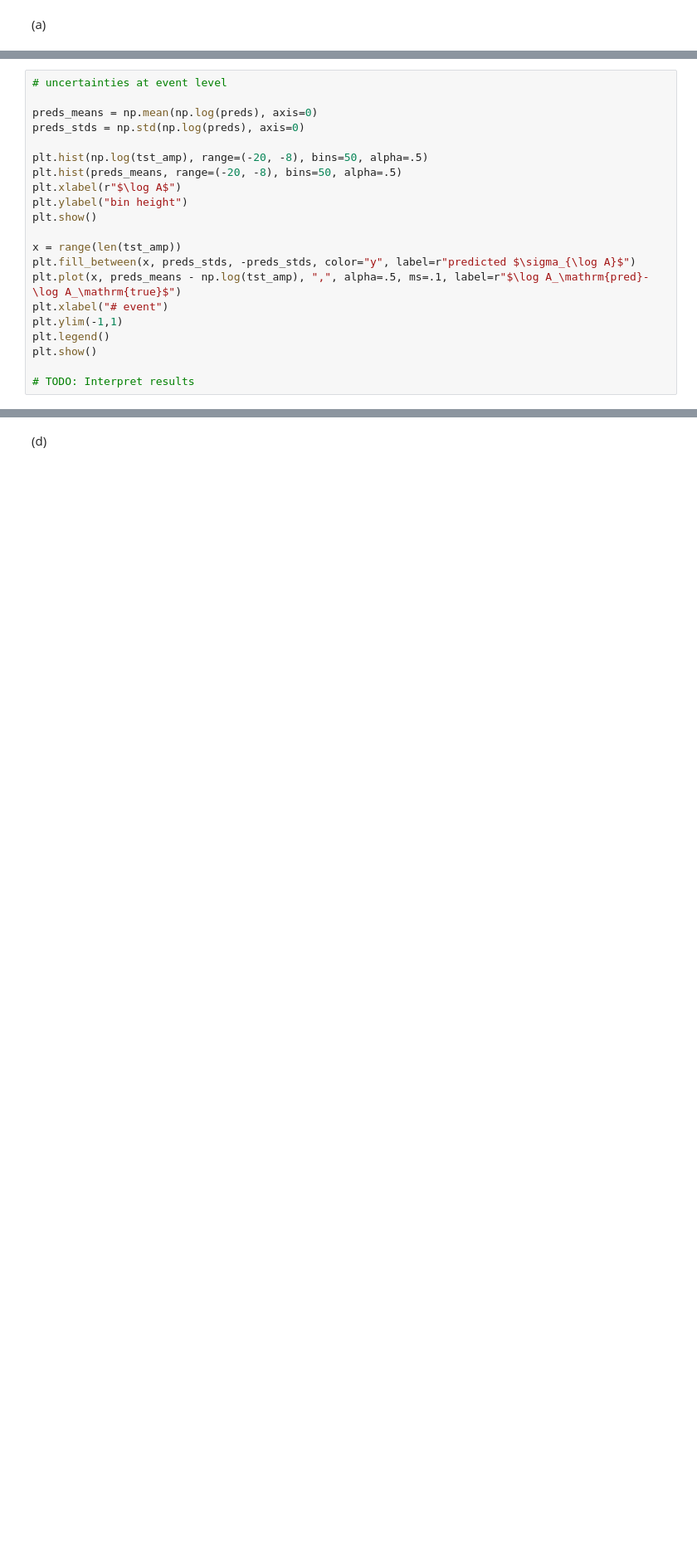
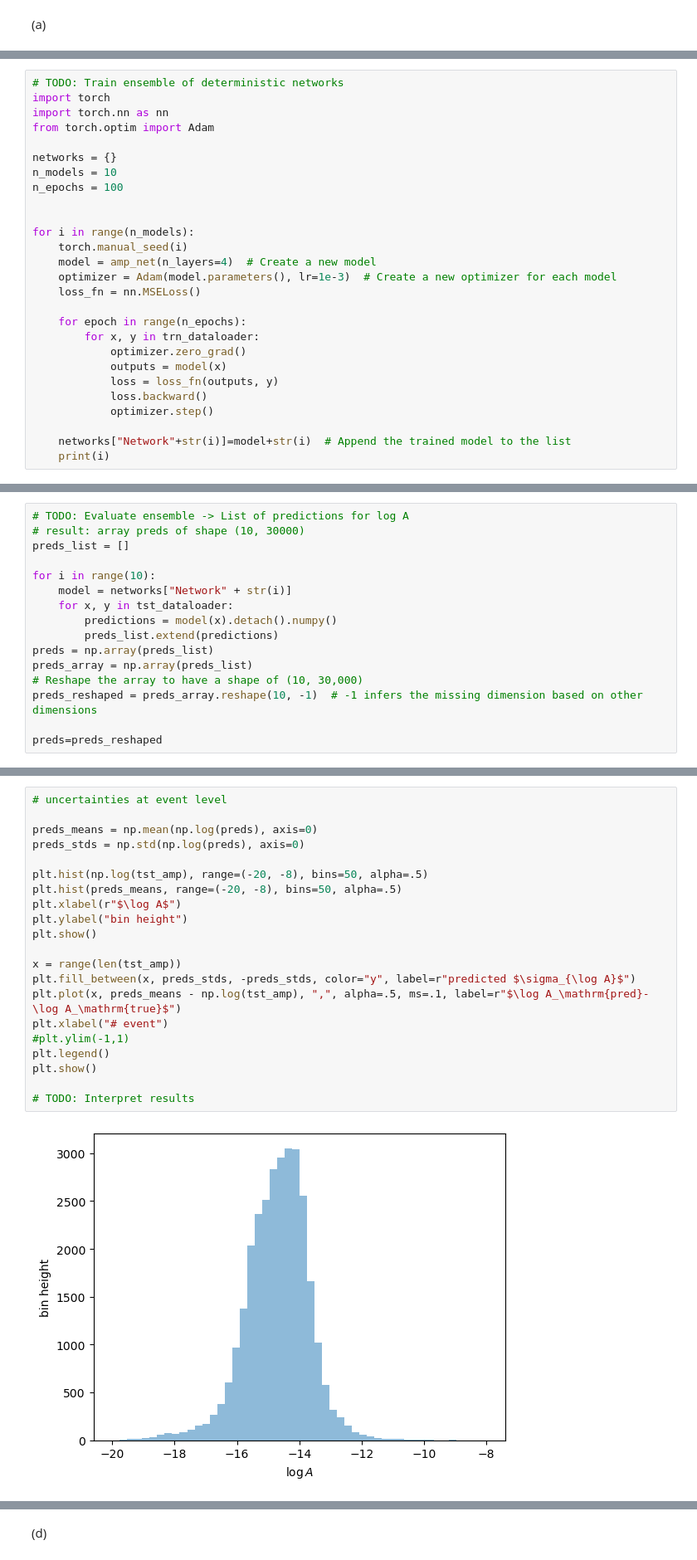
Before and after one commit to JonathanBerthold/mlph2023-Exercises, a Jupyter notebook: sheet05.ipynb, the cells around one changed output, grey strips where cells are left out. Shown at 83% size. Saved outputs shown, nothing was run; the diff lists cells and outputs as text; blank space fills up the shorter version.

```diff
--- a/sheet05.ipynb
+++ b/sheet05.ipynb
@@ -174,0 +291,27 @@ val   amp  shape: (30000,)
+# %%
+# TODO: Train ensemble of deterministic networks
+import torch
+import torch.nn as nn
+from torch.optim import Adam
+
+networks = {}
+n_models = 10
+n_epochs = 100
+
+
+for i in range(n_models):
+    torch.manual_seed(i)
+    model = amp_net(n_layers=4)  # Create a new model
+    optimizer = Adam(model.parameters(), lr=1e-3)  # Create a new optimizer for each model
+    loss_fn = nn.MSELoss()
+
+    for epoch in range(n_epochs):
+        for x, y in trn_dataloader:
+            optimizer.zero_grad()
+            outputs = model(x)
+            loss = loss_fn(outputs, y)
+            loss.backward()
+            optimizer.step()
+
+    networks["Network"+str(i)]=model+str(i)  # Append the trained model to the list
+    print(i)
@@ -174,0 +320,16 @@ val   amp  shape: (30000,)
+# %%
+# TODO: Evaluate ensemble -> List of predictions for log A
+# result: array preds of shape (10, 30000)
+preds_list = []
+
+for i in range(10):
+    model = networks["Network" + str(i)]
+    for x, y in tst_dataloader:
+        predictions = model(x).detach().numpy()
+        preds_list.extend(predictions)
+preds = np.array(preds_list)
+preds_array = np.array(preds_list)
+# Reshape the array to have a shape of (10, 30,000)
+preds_reshaped = preds_array.reshape(10, -1)  # -1 infers the missing dimension based on other dimensions
+
+preds=preds_reshaped
@@ -175,21 +368,23 @@ val   amp  shape: (30000,)
 # %%
 # uncertainties at event level
 
 preds_means = np.mean(np.log(preds), axis=0)
 preds_stds = np.std(np.log(preds), axis=0)
 
 plt.hist(np.log(tst_amp), range=(-20, -8), bins=50, alpha=.5)
 plt.hist(preds_means, range=(-20, -8), bins=50, alpha=.5)
 plt.xlabel(r"$\log A$")
 plt.ylabel("bin height")
 plt.show()
 
 x = range(len(tst_amp))
 plt.fill_between(x, preds_stds, -preds_stds, color="y", label=r"predicted $\sigma_{\log A}$")
 plt.plot(x, preds_means - np.log(tst_amp), ",", alpha=.5, ms=.1, label=r"$\log A_\mathrm{pred}-\log A_\mathrm{true}$")
 plt.xlabel("# event")
-plt.ylim(-1,1)
+#plt.ylim(-1,1)
 plt.legend()
 plt.show()
 
 # TODO: Interpret results
+# %% [output]
+[figure, added]
```
Also changed, not shown: parts of 11 cells of this notebook, 6 other files.
